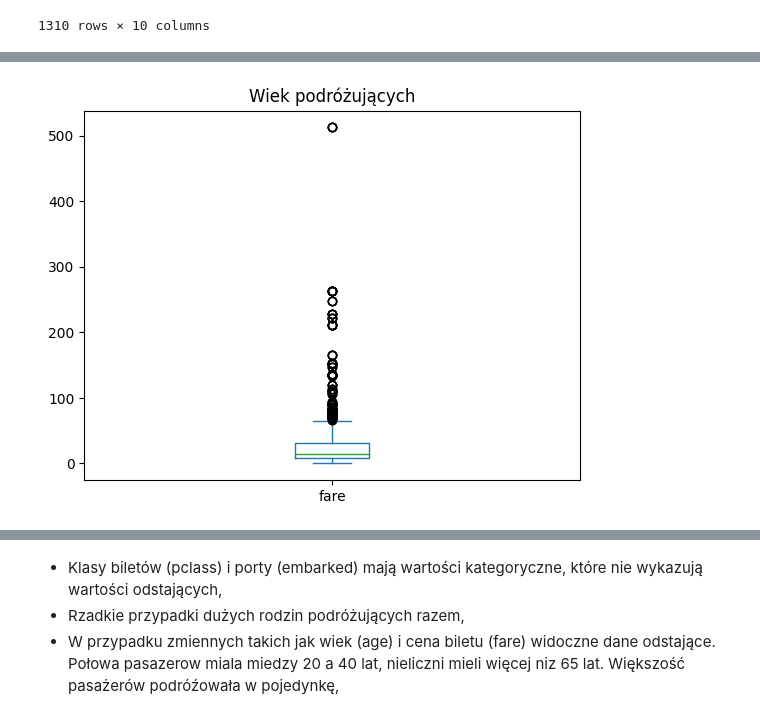
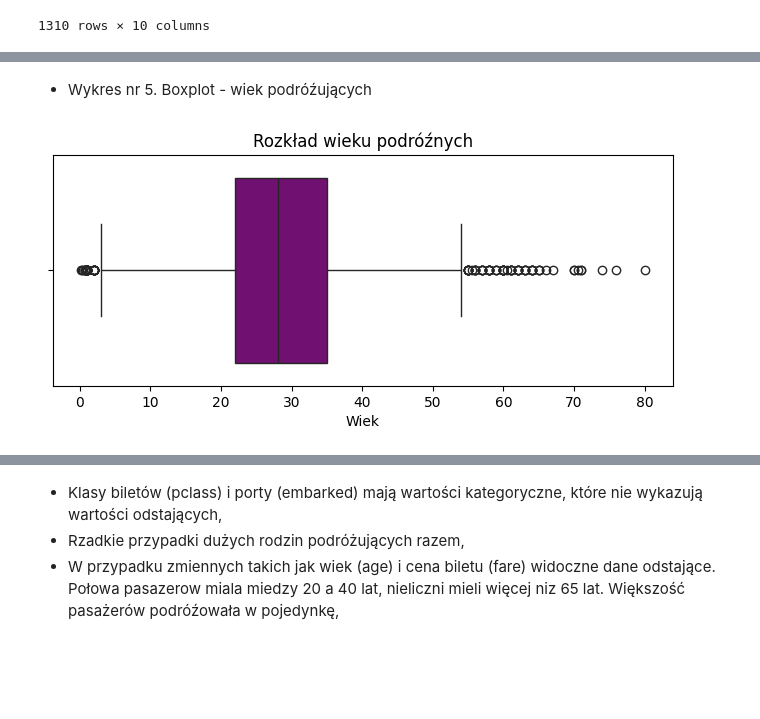
Before and after one commit to JarekD4/ds_ai_portfolio, a Jupyter notebook: docs/titanic/titanic.ipynb, the cells around one changed output, grey strips where cells are left out. Cells and saved outputs as stored; diff of their text form; code cells hidden in the pictures; blank space fills up the shorter version.

```diff
--- a/docs/titanic/titanic.ipynb
+++ b/docs/titanic/titanic.ipynb
@@ -343,4 +371,11 @@ df[['sibsp', 'parch']].plot(kind = 'box', title = 'Liczba podróżujących czło
-# %%
-df['fare'].plot(kind = 'box' , title = 'Wiek podróżujących');
-# %% [output]
-[figure, removed]
+# %% [markdown]
+* Wykres nr 5. Boxplot - wiek podróźujących
+# %%
+# Rysuj boxplot
+plt.figure(figsize=(8, 3))
+sns.boxplot(x=df['age'], color='purple')
+plt.title('Rozkład wieku podróźnych')
+plt.xlabel('Wiek')
+plt.show()
+# %% [output]
+[figure, added]
```
Also changed, not shown: parts of 56 cells of this notebook, 4 other files.
